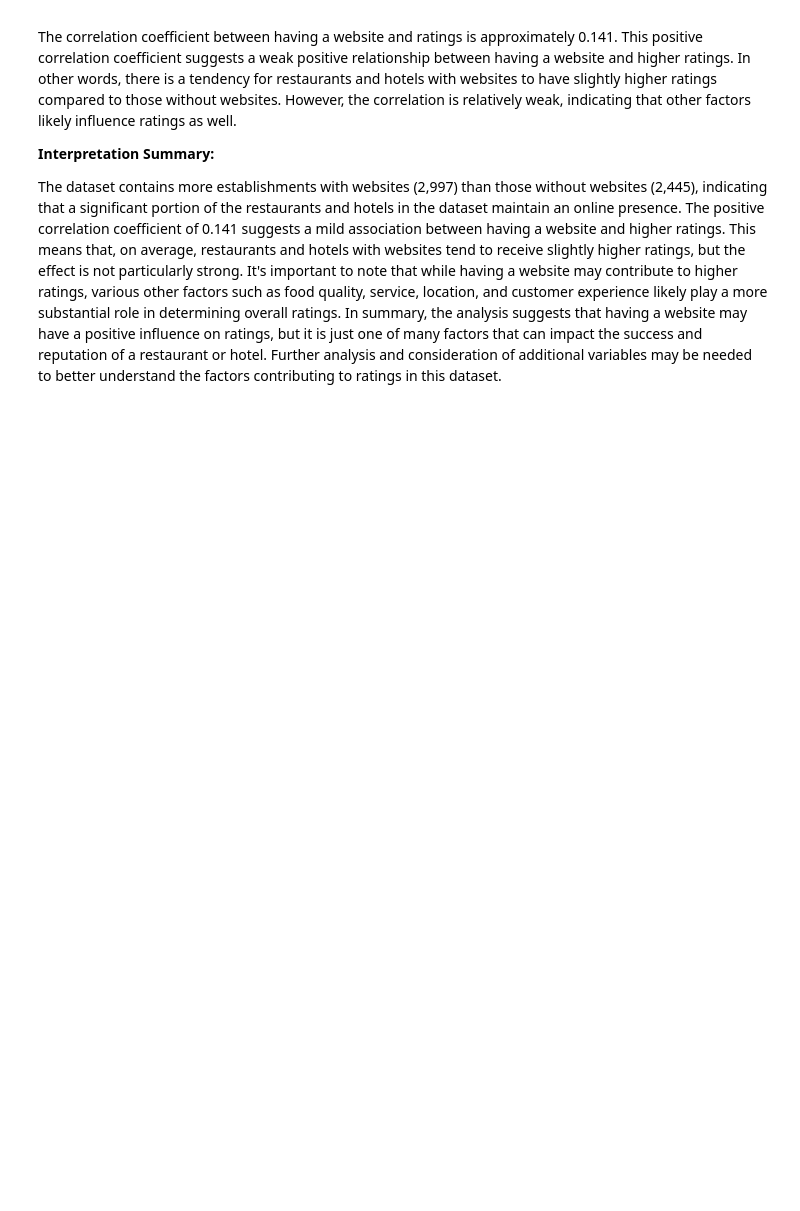
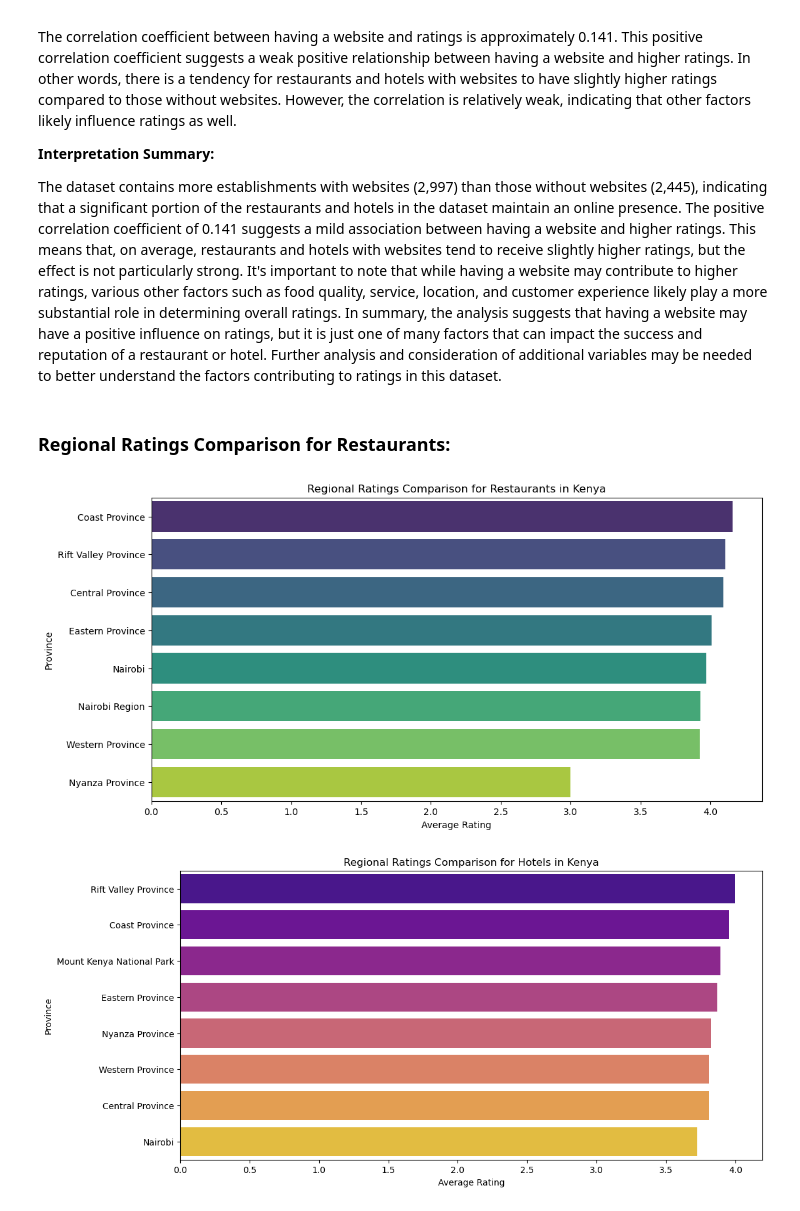
Before and after one commit to Ivan3864/Flavors-of-Kenya-The-Restaurant-Recommender, a Jupyter notebook: Notebook.ipynb, the cells around one changed output. Cells and saved outputs as stored; diff of their text form; code cells hidden in the pictures; blank space fills up the shorter version.

Commit message:
EDA on ratings

```diff
--- a/Notebook.ipynb
+++ b/Notebook.ipynb
@@ -685,3 +688,40 @@ The dataset contains more establishments with websites (2,997) than those withou
 The positive correlation coefficient of 0.141 suggests a mild association between having a website and higher ratings. This means that, on average, restaurants and hotels with websites tend to receive slightly higher ratings, but the effect is not particularly strong.
 It's important to note that while having a website may contribute to higher ratings, various other factors such as food quality, service, location, and customer experience likely play a more substantial role in determining overall ratings.
 In summary, the analysis suggests that having a website may have a positive influence on ratings, but it is just one of many factors that can impact the success and reputation of a restaurant or hotel. Further analysis and consideration of additional variables may be needed to better understand the factors contributing to ratings in this dataset.
+# %% [markdown]
+### Regional Ratings Comparison for Restaurants:
+# %%
+# Function to extract the province from locationString
+def extract_province(location):
+    parts = location.split(',')
+    if len(parts) > 1:
+        return parts[-1].strip()
+    return location
+
+# Apply the extract_province function to the 'locationString' column
+final_data['province'] = final_data['locationString'].apply(extract_province)
+
+# Regional Ratings Comparison for Restaurants
+restaurant_ratings_by_province = final_data[final_data['category'] == 'restaurant'].groupby('province')['rating'].mean().sort_values(ascending=False)
+
+# Plot the regional ratings comparison for restaurants
+plt.figure(figsize=(12, 6))
+sns.barplot(x=restaurant_ratings_by_province.values, y=restaurant_ratings_by_province.index, palette='viridis')
+plt.xlabel('Average Rating')
+plt.ylabel('Province')
+plt.title('Regional Ratings Comparison for Restaurants in Kenya')
+plt.show()
+
+# Regional Ratings Comparison for Hotels
+hotel_ratings_by_province = final_data[final_data['category'] == 'hotel'].groupby('province')['rating'].mean().sort_values(ascending=False)
+
+# Plot the regional ratings comparison for hotels
+plt.figure(figsize=(12, 6))
+sns.barplot(x=hotel_ratings_by_province.values, y=hotel_ratings_by_province.index, palette='plasma')
+plt.xlabel('Average Rating')
+plt.ylabel('Province')
+plt.title('Regional Ratings Comparison for Hotels in Kenya')
+plt.show()
+# %% [output]
+[figure, added]
+[figure, added]
```
Also changed, not shown: parts of 13 cells of this notebook.
